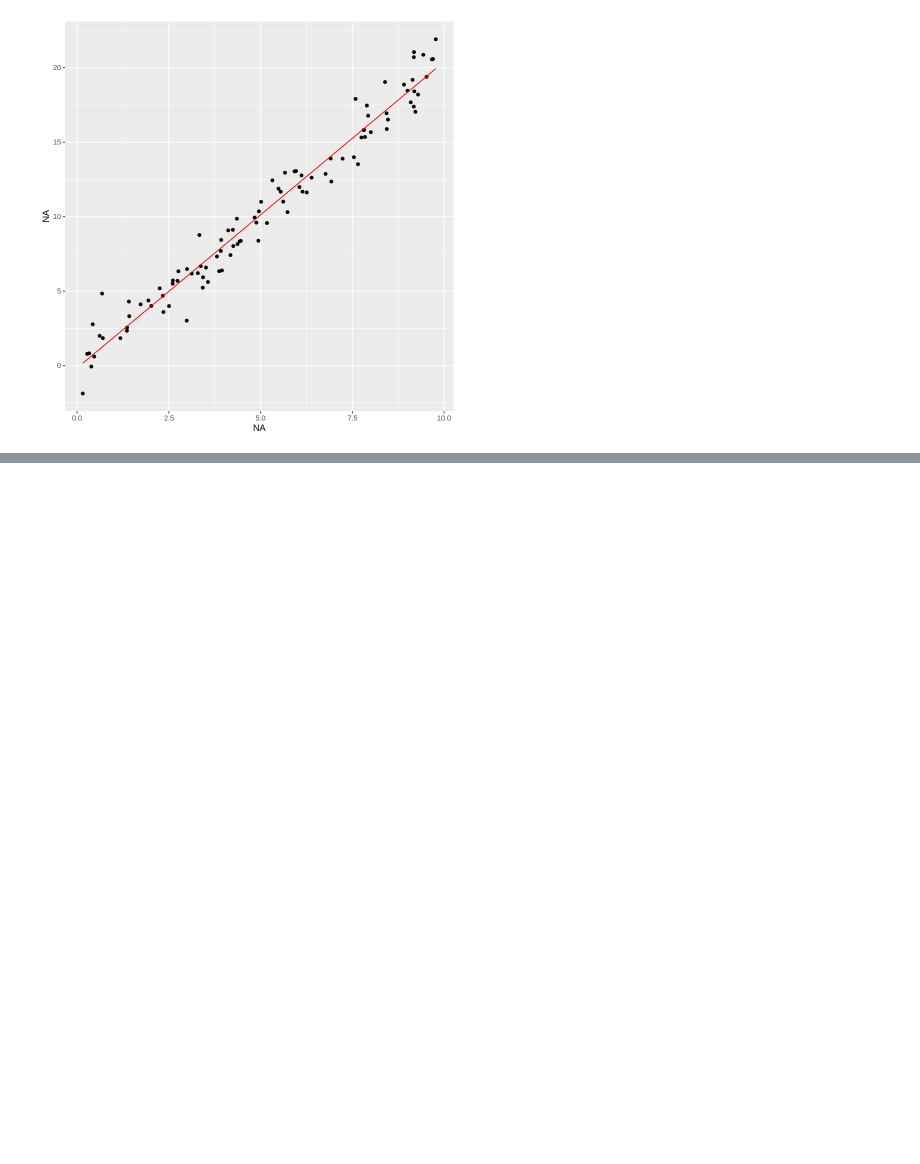
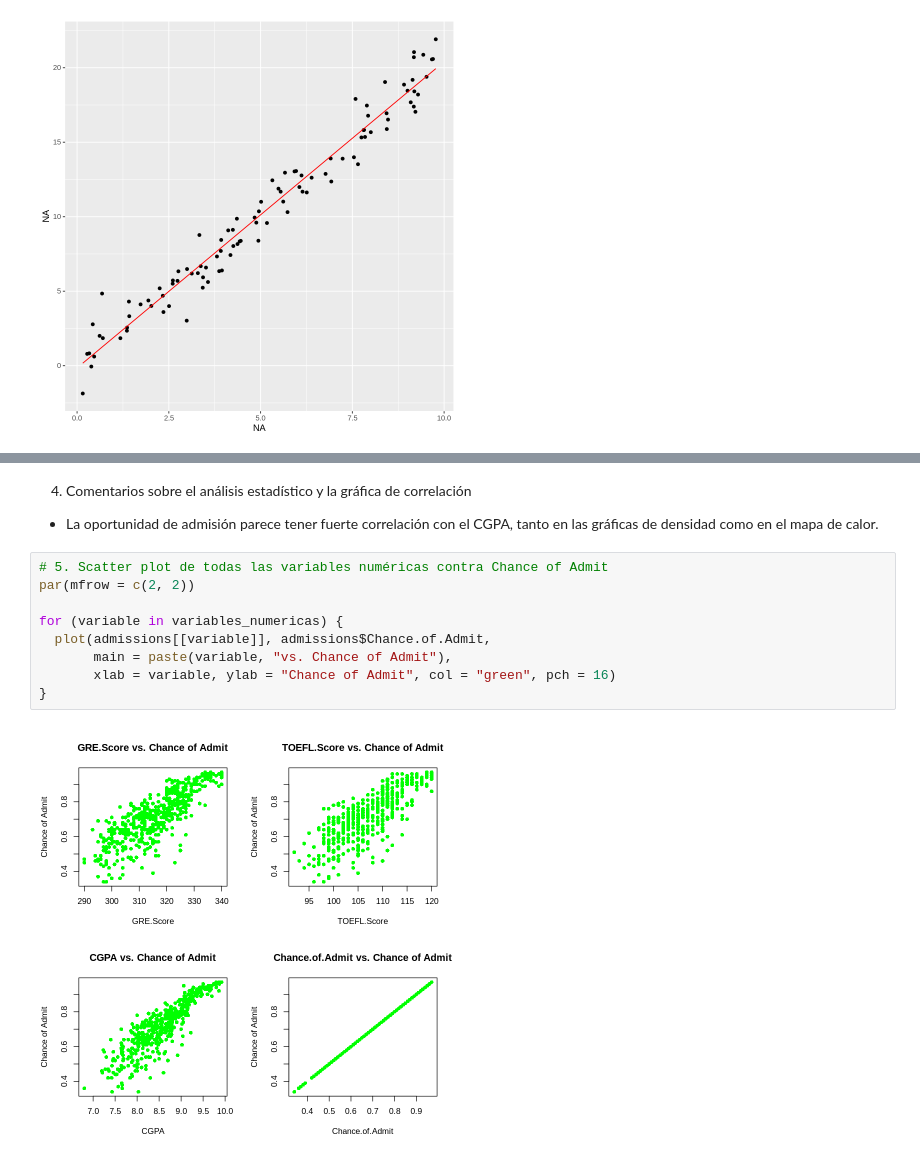
Before and after one commit to vmcarranzam/econometriaR, a Jupyter notebook: Lab3_Econometria_en_R.ipynb, the cells around one changed output, grey strips where cells are left out. Cells and saved outputs as stored; diff of their text form; blank space fills up the shorter version.

```diff
--- a/Lab3_Econometria_en_R.ipynb
+++ b/Lab3_Econometria_en_R.ipynb
@@ -100,0 +146,14 @@ $grafica
+# %% [markdown]
+4. Comentarios sobre el análisis estadístico y la gráfica de correlación
+ - La oportunidad de admisión parece tener fuerte correlación con el CGPA, tanto en las gráficas de densidad como en el mapa de calor.
+# %%
+# 5. Scatter plot de todas las variables numéricas contra Chance of Admit
+par(mfrow = c(2, 2))
+
+for (variable in variables_numericas) {
+  plot(admissions[[variable]], admissions$Chance.of.Admit,
+       main = paste(variable, "vs. Chance of Admit"),
+       xlab = variable, ylab = "Chance of Admit", col = "green", pch = 16)
+}
+# %% [output]
+[figure, added]
```
Also changed, not shown: parts of 9 cells of this notebook.
